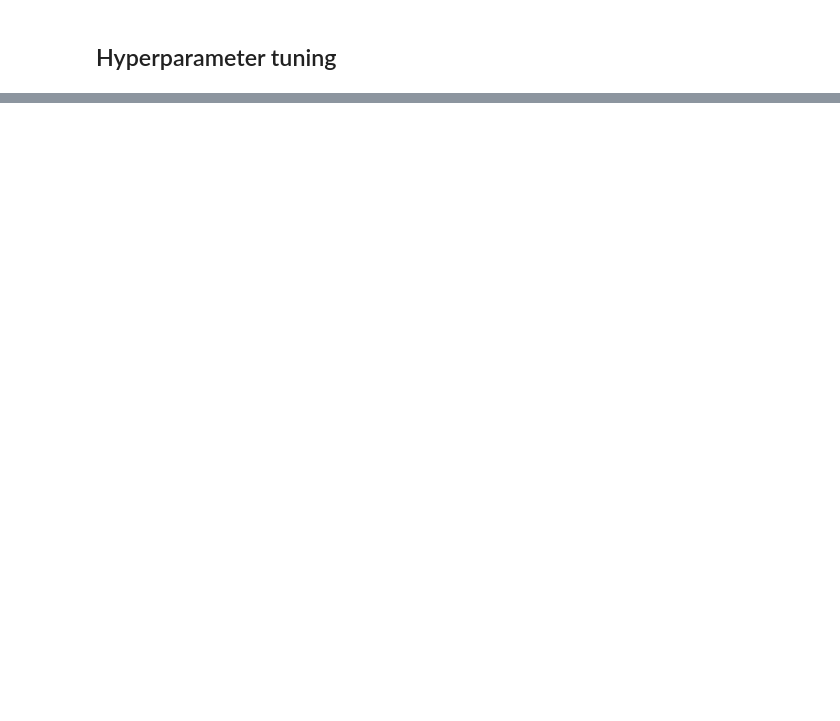
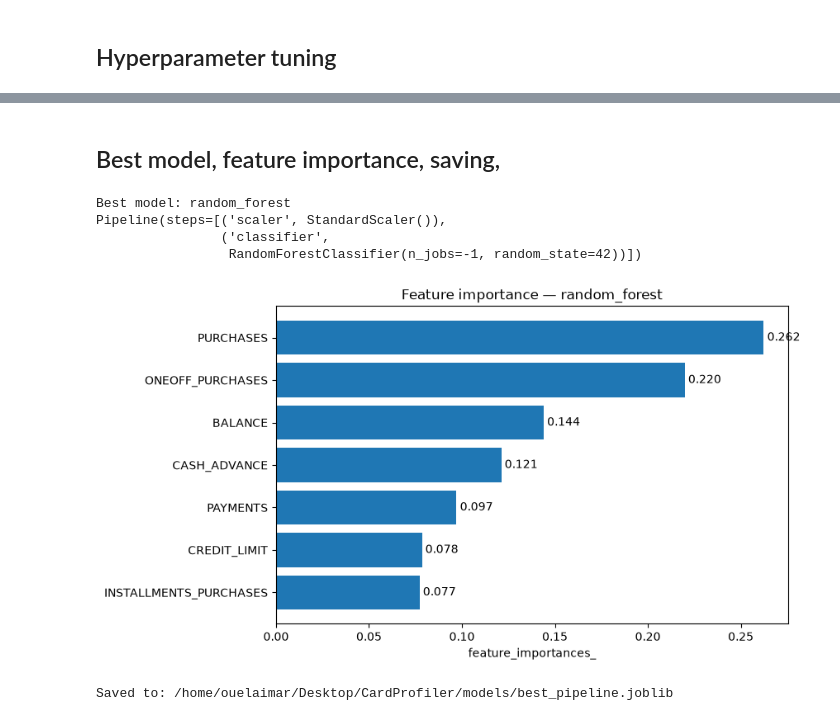
Before and after one commit to oelaimar/CardProfiler, a Jupyter notebook: notebooks/04_classification.ipynb, the cells around one changed output, grey strips where cells are left out. Cells and saved outputs as stored; diff of their text form; code cells hidden in the pictures; blank space fills up the shorter version.

Commit message:
feat: select best model, add feature importance and model saving

```diff
--- a/notebooks/04_classification.ipynb
+++ b/notebooks/04_classification.ipynb
@@ -181,0 +184,20 @@ display(tuned_comparison)
+# %% [markdown]
+## Best model, feature importance, saving,
+# %%
+best_name, best_pipeline = select_best_model(tuned_comparison, tuned_pipelines)
+print("Best model:", best_name)
+print(best_pipeline)
+
+importance = get_feature_importance(best_pipeline, X_test, y_test)
+plot_feature_importance(importance, best_name)
+plt.show()
+
+path =  save_model(best_pipeline, "best_pipeline.joblib")
+print("Saved to:", path)
+# %% [output]
+Best model: random_forest
+Pipeline(steps=[('scaler', StandardScaler()),
+                ('classifier',
+                 RandomForestClassifier(n_jobs=-1, random_state=42))])
+[figure, added]
+Saved to: /home/ouelaimar/Desktop/CardProfiler/models/best_pipeline.joblib
```
Also changed, not shown: parts of 6 cells of this notebook, 1 other file.
